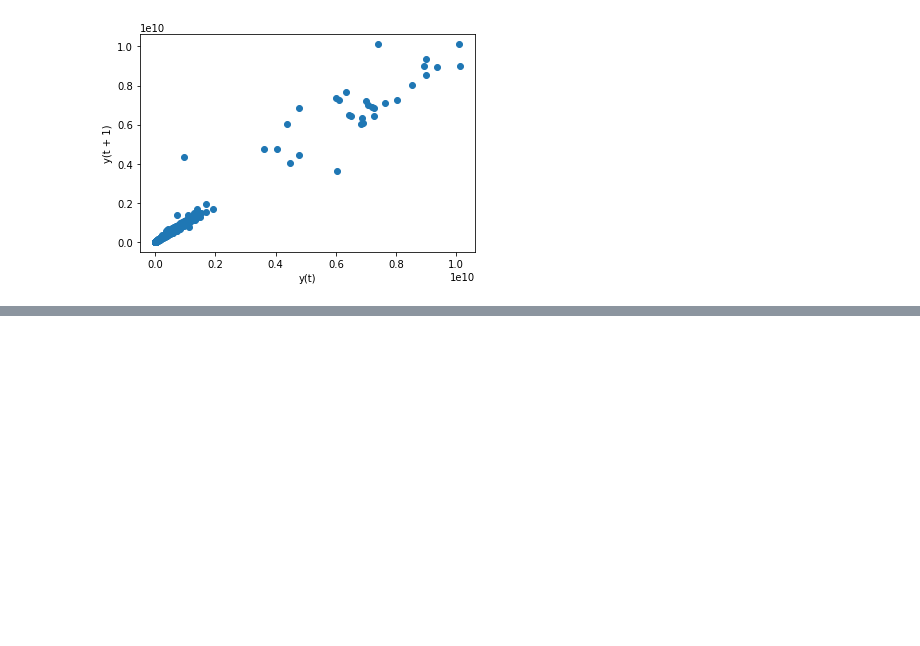
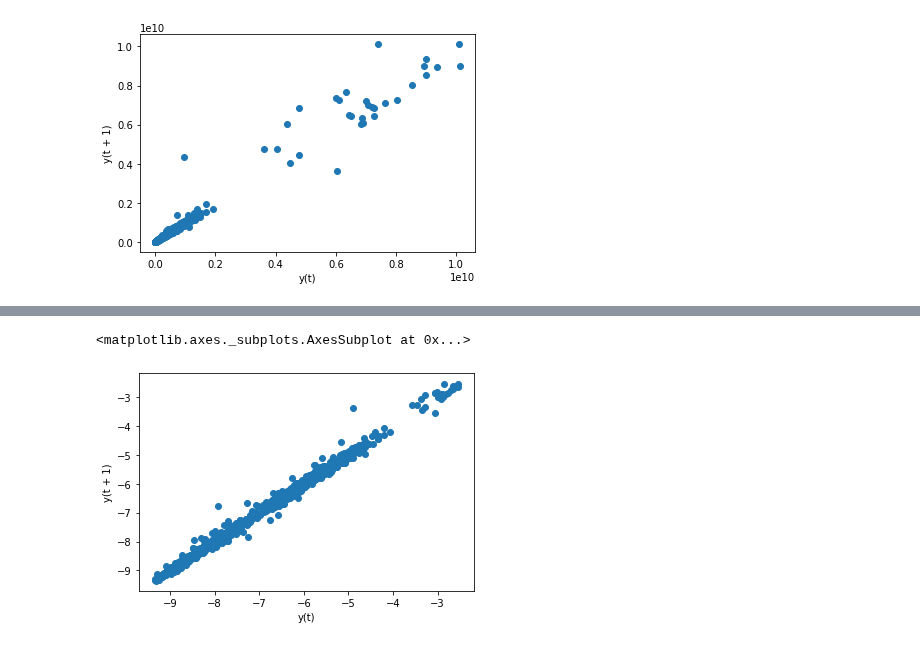
Before and after one commit to DSEI21000-S21/project-altcoinpriceprediction, a Jupyter notebook: experiments/emoreira/Doge Coin Analysis.ipynb, the cells around one changed output, grey strips where cells are left out. Cells and saved outputs as stored; diff of their text form; code cells hidden in the pictures; blank space fills up the shorter version.

```diff
--- a/experiments/emoreira/Doge Coin Analysis.ipynb
+++ b/experiments/emoreira/Doge Coin Analysis.ipynb
@@ -107,0 +172,5 @@ Text(0, 0.5, 'Close')
+# %%
+pd.plotting.lag_plot(np.log(df['Close']))
+# %% [output]
+<matplotlib.axes._subplots.AxesSubplot at 0x...>
+[figure, added]
```
Also changed, not shown: parts of 34 cells of this notebook.
